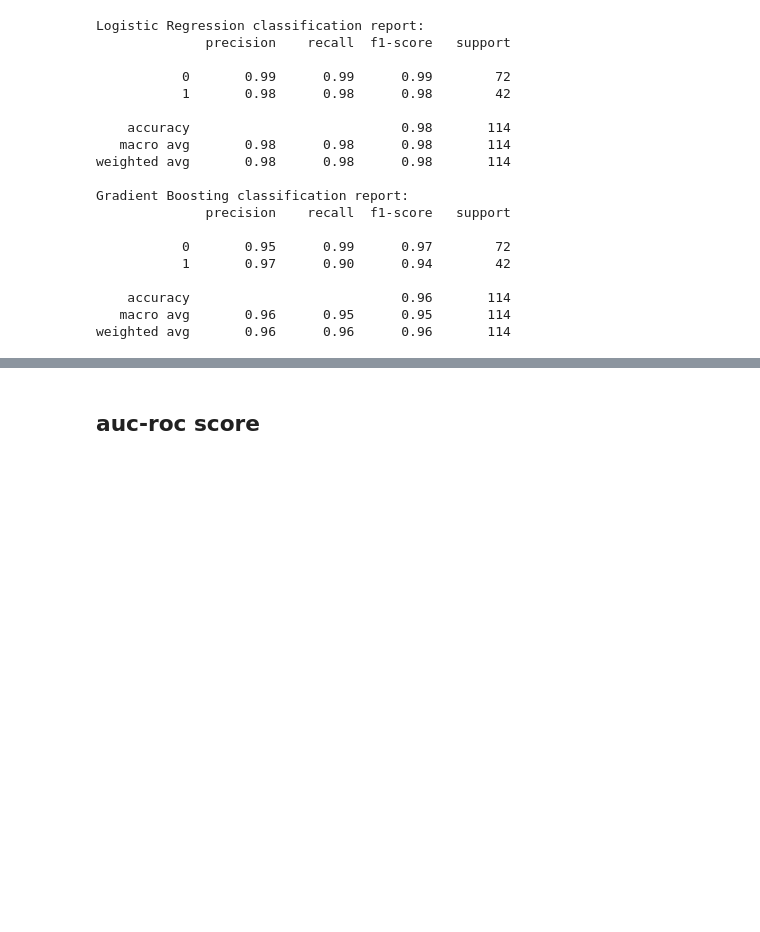
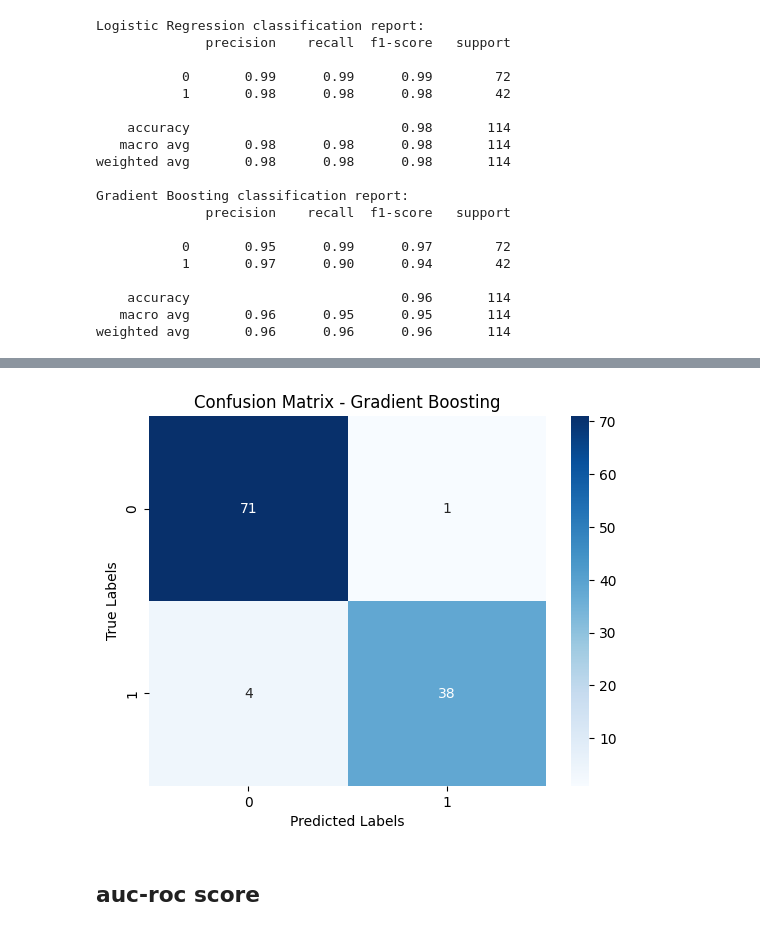
Before and after one commit to dpons222/Portfolio, a Jupyter notebook: Cancer-Prediction/cancer_prediction.ipynb, the cells around one changed output, grey strips where cells are left out. Saved outputs shown, nothing was run; the diff lists cells and outputs as text; code cells hidden in the pictures; blank space fills up the shorter version.

```diff
--- a/Cancer-Prediction/cancer_prediction.ipynb
+++ b/Cancer-Prediction/cancer_prediction.ipynb
@@ -278,3 +279,13 @@ plt.show()
+# %%
+# gradient boosting confusion matrix
+cm_gb = confusion_matrix(y_test, y_pred_gb)
+sns.heatmap(cm_gb, annot=True, cmap='Blues', fmt='d')  # fmt='d' for integers
+plt.title('Confusion Matrix - Gradient Boosting')
+plt.xlabel('Predicted Labels')
+plt.ylabel('True Labels')
+plt.show()
+# %% [output]
+[figure, added]
 # %% [markdown]
 ## auc-roc score
 # %%
```
Also changed, not shown: parts of 22 cells of this notebook.
